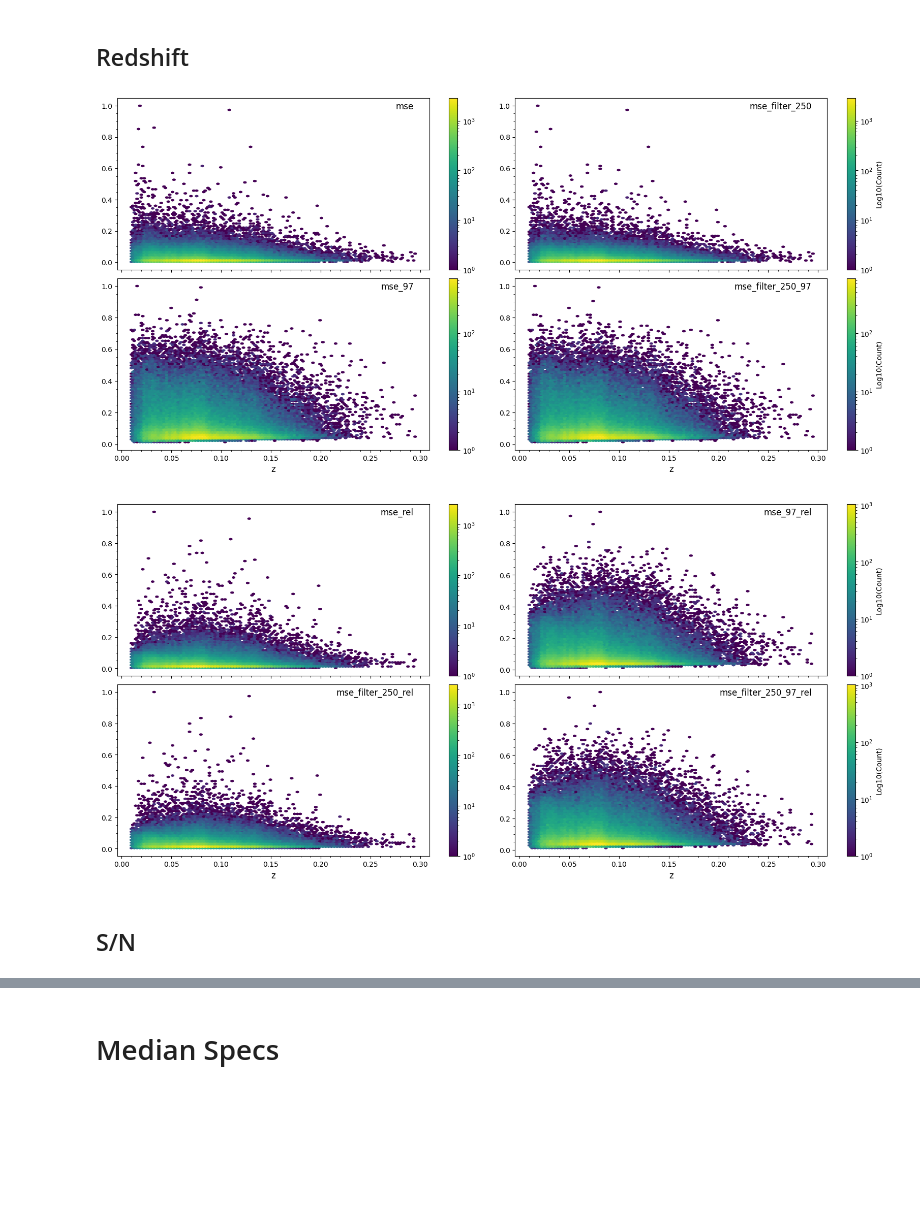
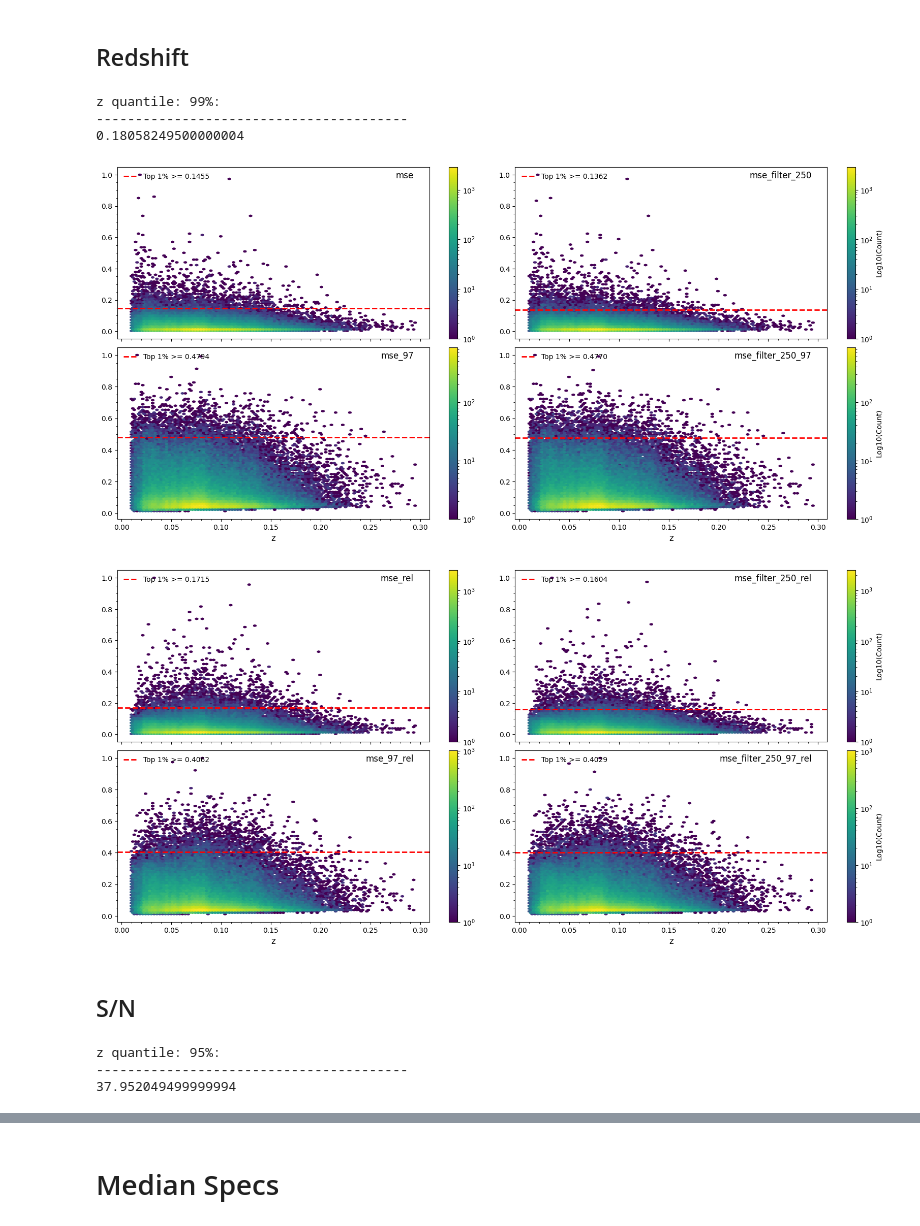
Before and after one commit to ed-ortizm/anomaly, a Jupyter notebook: thesis/01_scores.ipynb, the cells around one changed output, grey strips where cells are left out. Saved outputs shown, nothing was run; the diff lists cells and outputs as text; code cells hidden in the pictures; blank space fills up the shorter version.

```diff
--- a/thesis/01_scores.ipynb
+++ b/thesis/01_scores.ipynb
@@ -316,6 +364,9 @@ fig.savefig(
 # Histograms Scores
 # %% [markdown]
 ## Data prep
+# %%
+mse_family = ['mse', 'mse_97', 'mse_filter_250', 'mse_filter_250_97']
+chi_sq_family = ['mse_rel', 'mse_97_rel', 'mse_filter_250_rel', 'mse_filter_250_97_rel']
 # %%
 merged_df = score_03_df.join(final_meta_df[['z', 'snMedian']], how='inner').copy()
 score_cols = mse_cols + mse_rel_cols
@@ -370,22 +471,66 @@ Name: 0.99, dtype: float64
 # Scores Vs metadata histograms
 # %% [markdown]
 ## Redshift
+# %%
+z_quantile = 99
+top_z_threshold = merged_df['z'].quantile(z_quantile/100)
+print(f"z quantile: {z_quantile}%:")
+print("-" * 40)
+print(top_z_threshold)
+# %% [output]
+z quantile: 99%:
+----------------------------------------
+0.18058249500000004
 # %%
-fig, axs = plot_hist_score_z_snr(merged_df, mse_family, 'z', 'z')
+fig, axs = plot_hist_score_z_snr(merged_df, mse_cols, 'z', 'z')
+
+for i, score in enumerate(mse_cols):
+
+    axs[i].axhline(
+        y=top_1_thresholds[score],
+        color='red',
+        linestyle='--',
+        linewidth=2,
+        label=f'Top 1% >= {top_1_thresholds[score]:.4f} '
+    )
+    axs[i].legend(frameon=False)
+
 plt.subplots_adjust(
     hspace=0.05,
     wspace=0.02
 )
 # %% [output]
-[figure, old version]
+[figure, new version]
 # %%
-fig, axs = plot_hist_score_z_snr(merged_df, chi_sq_family, 'z', 'z')
+fig, axs = plot_hist_score_z_snr(merged_df, mse_rel_cols, 'z', 'z')
+
+for i, score in enumerate(mse_rel_cols):
+
+    axs[i].axhline(
+        y=top_1_thresholds[score],
+        color='red',
+        linestyle='--',
+        linewidth=2,
+        label=f'Top 1% >= {top_1_thresholds[score]:.4f} '
+    )
+    axs[i].legend(frameon=False)
+
 plt.subplots_adjust(
     hspace=0.05,
     wspace=0.02
 )
 # %% [output]
-[figure, old version]
+[figure, new version]
 # %% [markdown]
 ## S/N
+# %%
+snr_quantile = 95
+top_snr_threshold = merged_df['snMedian'].quantile(snr_quantile/100)
+print(f"z quantile: {snr_quantile}%:")
+print("-" * 40)
+print(top_snr_threshold)
+# %% [output]
+z quantile: 95%:
+----------------------------------------
+37.952049499999994
 # %%
```
Also changed, not shown: parts of 31 cells of this notebook.
